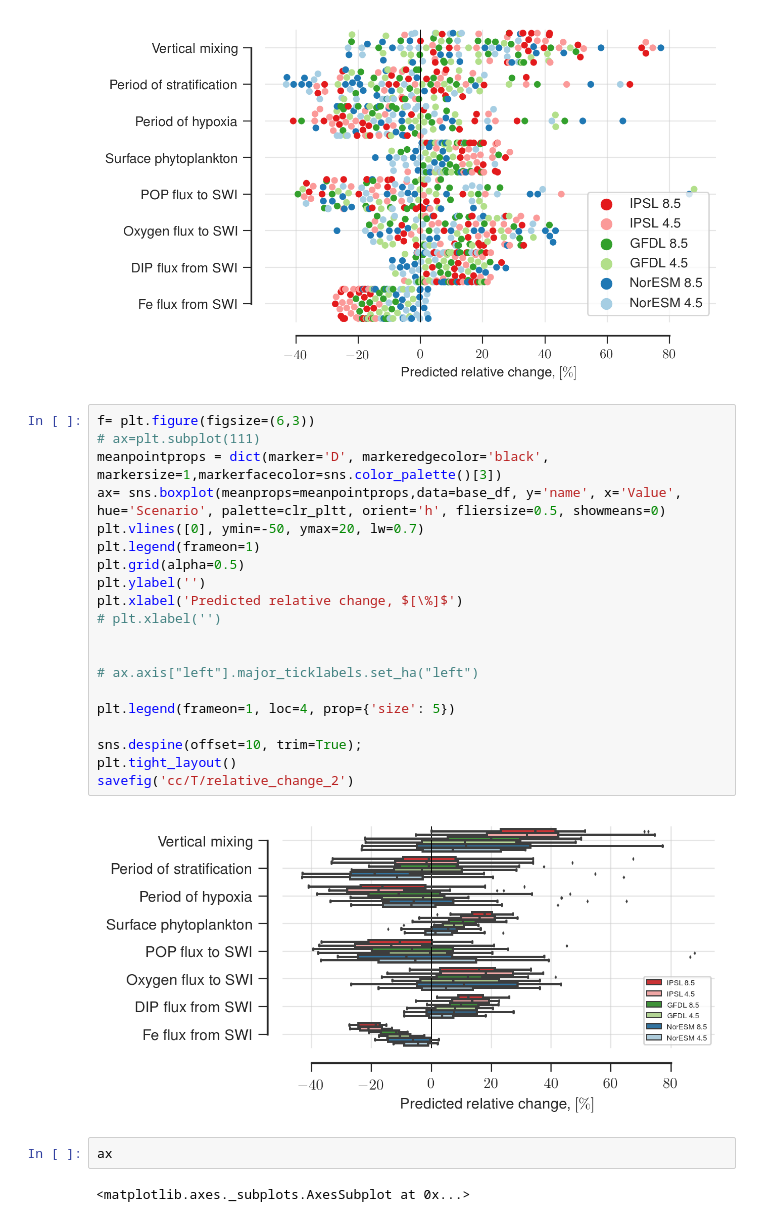
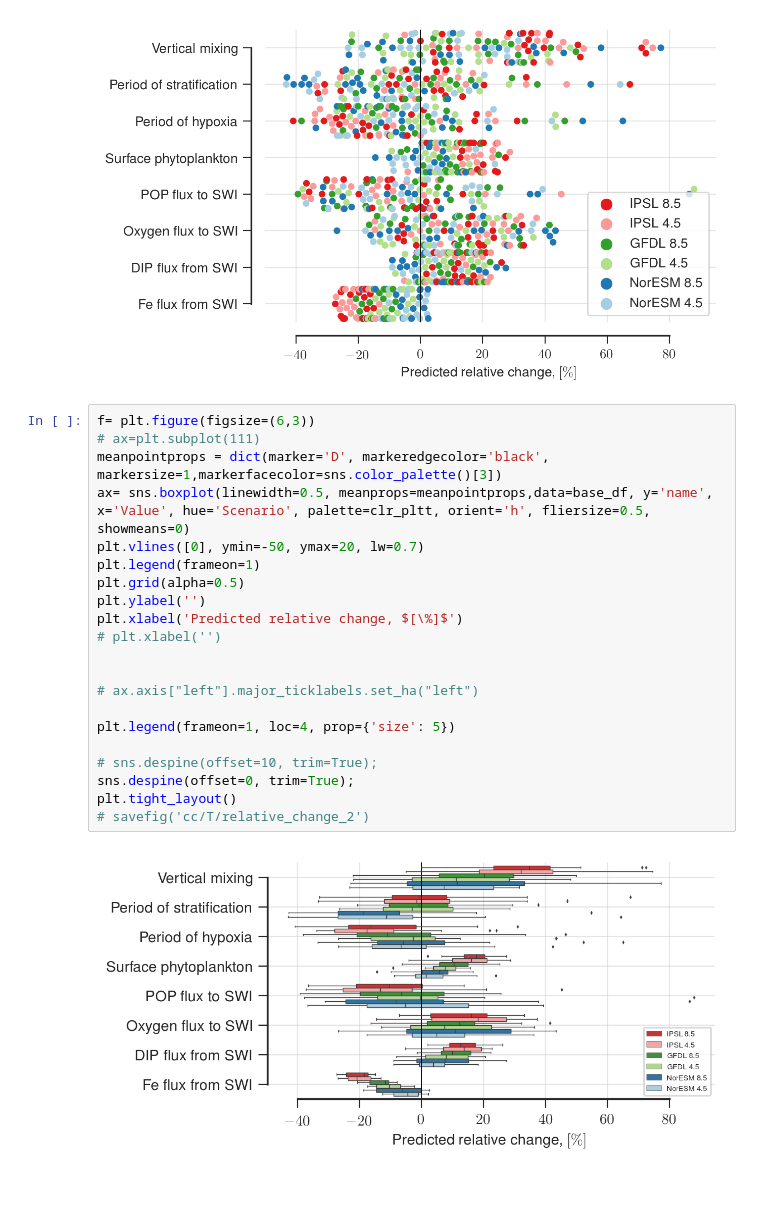
Before and after one commit to biogeochemistry/MyLake_v2_Vansjo, a Jupyter notebook: Postproc_code/T vs Q10 vs Ice v7.3 17m effective depth-Short version.ipynb, the cells around one changed output. Drawn from its saved outputs; the diff is of its cells as text; blank space fills up the shorter version.

```diff
--- a/Postproc_code/T vs Q10 vs Ice v7.3 17m effective depth-Short version.ipynb
+++ b/Postproc_code/T vs Q10 vs Ice v7.3 17m effective depth-Short version.ipynb
@@ -1668,26 +1668,23 @@ sns.despine(offset=10, trim=True);
 # %%
 f= plt.figure(figsize=(6,3))
 # ax=plt.subplot(111)
 meanpointprops = dict(marker='D', markeredgecolor='black', markersize=1,markerfacecolor=sns.color_palette()[3])
-ax= sns.boxplot(meanprops=meanpointprops,data=base_df, y='name', x='Value', hue='Scenario', palette=clr_pltt, orient='h', fliersize=0.5, showmeans=0)
+ax= sns.boxplot(linewidth=0.5, meanprops=meanpointprops,data=base_df, y='name', x='Value', hue='Scenario', palette=clr_pltt, orient='h', fliersize=0.5, showmeans=0)
 plt.vlines([0], ymin=-50, ymax=20, lw=0.7)
 plt.legend(frameon=1)
 plt.grid(alpha=0.5)
 plt.ylabel('')
 plt.xlabel('Predicted relative change, $[\%]$')
 # plt.xlabel('')
 
 
 # ax.axis["left"].major_ticklabels.set_ha("left")
 
 plt.legend(frameon=1, loc=4, prop={'size': 5})
 
-sns.despine(offset=10, trim=True);
+# sns.despine(offset=10, trim=True);
+sns.despine(offset=0, trim=True);
 plt.tight_layout()
-savefig('cc/T/relative_change_2')
+# savefig('cc/T/relative_change_2')
 # %% [output]
-[figure, old version]
+[figure, new version]
-# %%
-ax
-# %% [output]
-<matplotlib.axes._subplots.AxesSubplot at 0x...>
```
Also changed, not shown: parts of 2 cells of this notebook, 10 other files.
